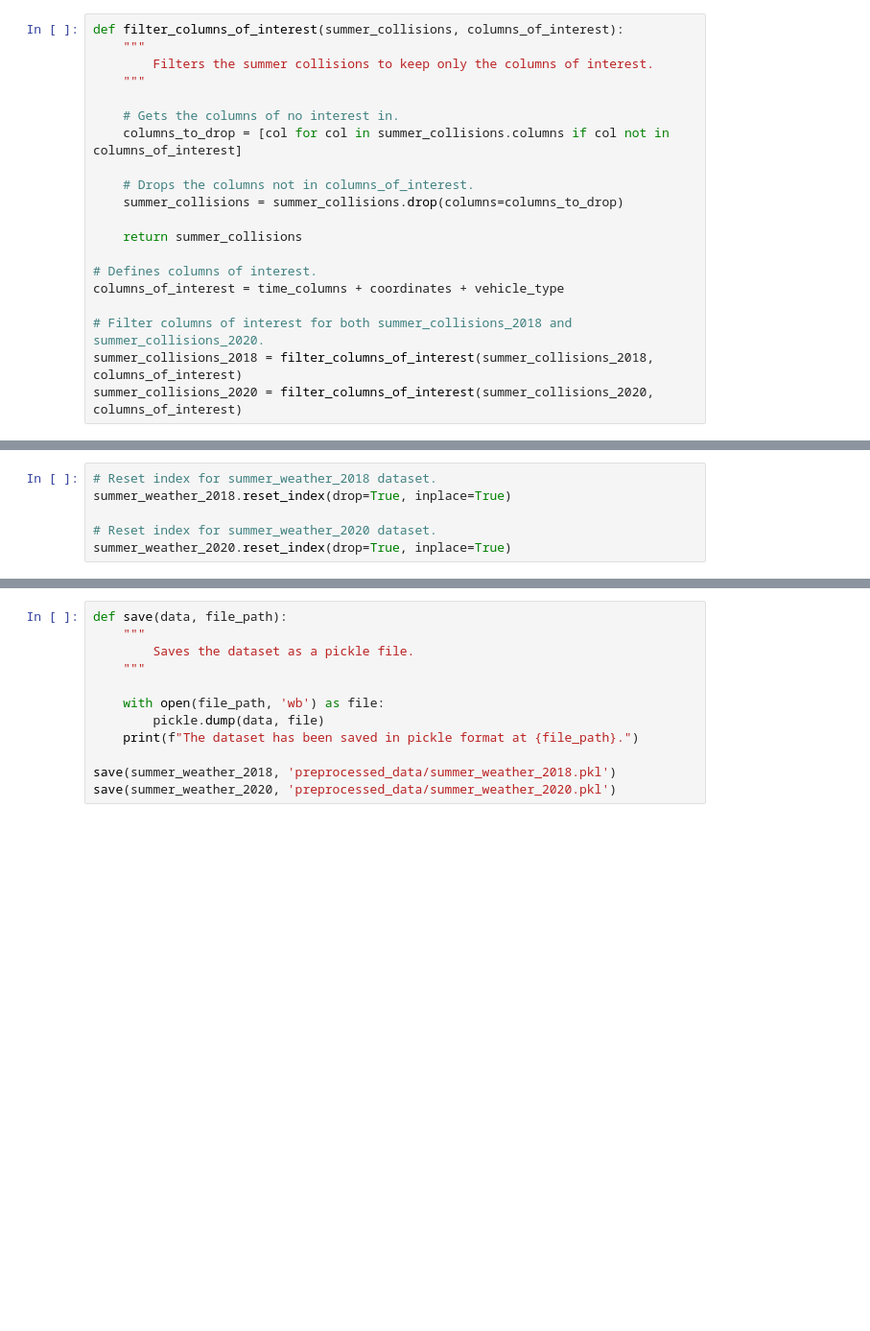
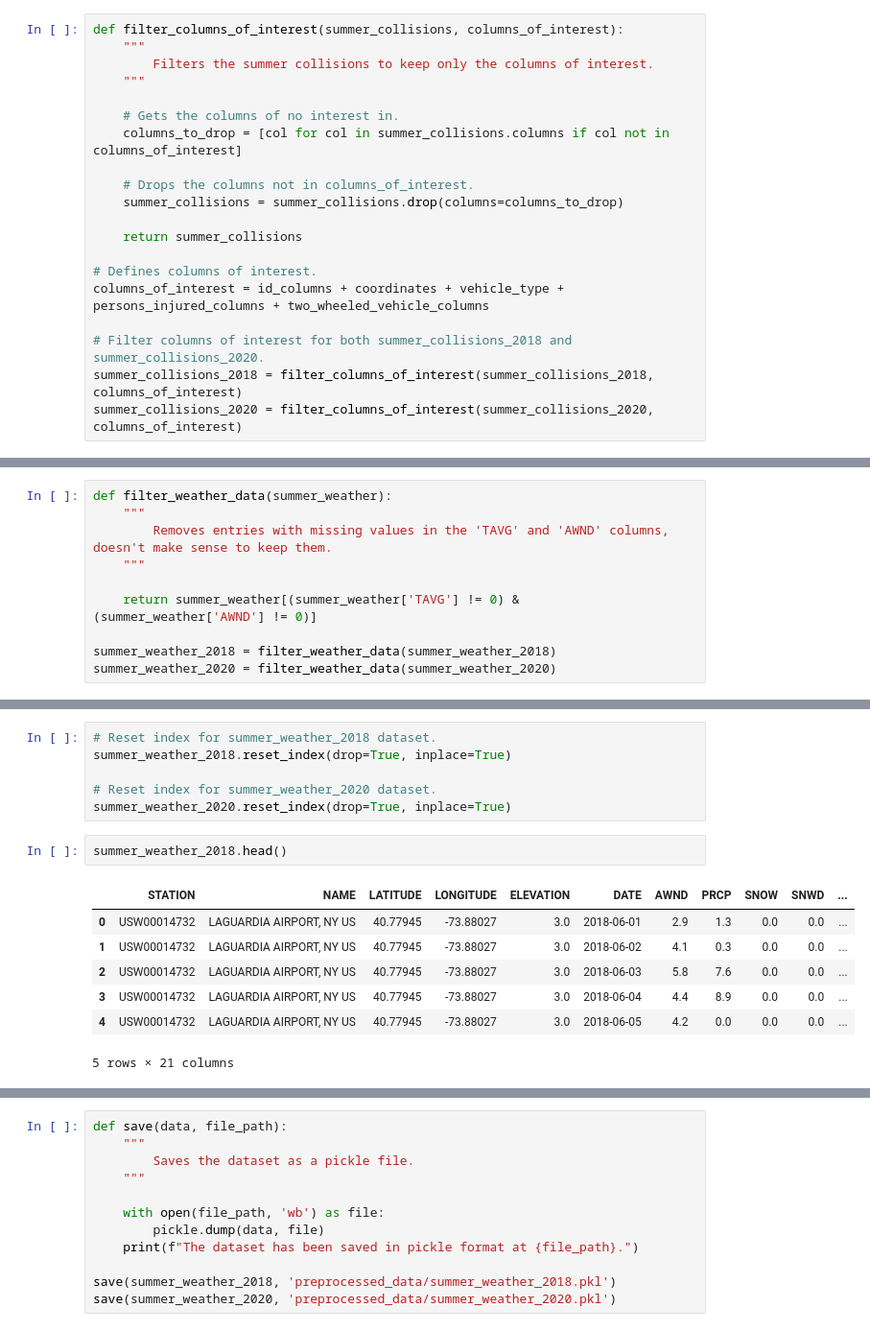
Before and after one commit to lluc-palou/vi, a Jupyter notebook: Project I/preprocessing.ipynb, the cells around one changed output, grey strips where cells are left out. Shown at 96% size. Saved outputs shown, nothing was run; the diff lists cells and outputs as text; blank space fills up the shorter version.

```diff
--- a/Project I/preprocessing.ipynb
+++ b/Project I/preprocessing.ipynb
@@ -79,7 +110,7 @@ def filter_columns_of_interest(summer_collisions, columns_of_interest):
     return summer_collisions
 
 # Defines columns of interest.
-columns_of_interest = time_columns + coordinates + vehicle_type
+columns_of_interest = id_columns + coordinates + vehicle_type + persons_injured_columns + two_wheeled_vehicle_columns
 
 # Filter columns of interest for both summer_collisions_2018 and summer_collisions_2020.
 summer_collisions_2018 = filter_columns_of_interest(summer_collisions_2018, columns_of_interest)
@@ -282,6 +387,16 @@ def replace_nan_with_zero(summer_weather):
 
 summer_weather_2018 = replace_nan_with_zero(summer_weather_2018)
 summer_weather_2020 = replace_nan_with_zero(summer_weather_2020)
+# %%
+def filter_weather_data(summer_weather):
+    """
+        Removes entries with missing values in the 'TAVG' and 'AWND' columns, doesn't make sense to keep them.
+    """
+
+    return summer_weather[(summer_weather['TAVG'] != 0) & (summer_weather['AWND'] != 0)]
+
+summer_weather_2018 = filter_weather_data(summer_weather_2018)
+summer_weather_2020 = filter_weather_data(summer_weather_2020)
 # %%
 def encode_weather_conditions(summer_weather):
     # Creates new columns to define labels for weather conditions
@@ -300,3 +415,13 @@ summer_weather_2018.reset_index(drop=True, inplace=True)
 
 # Reset index for summer_weather_2020 dataset.
 summer_weather_2020.reset_index(drop=True, inplace=True)
+# %%
+summer_weather_2018.head()
+# %% [output]
+|  | STATION | NAME | LATITUDE | LONGITUDE | ELEVATION | DATE | AWND | PRCP | SNOW | SNWD | ... |
+| 0 | USW00014732 | LAGUARDIA AIRPORT, NY US | 40.77945 | -73.88027 | 3.0 | 2018-06-01 | 2.9 | 1.3 | 0.0 | 0.0 | ... |
+| 1 | USW00014732 | LAGUARDIA AIRPORT, NY US | 40.77945 | -73.88027 | 3.0 | 2018-06-02 | 4.1 | 0.3 | 0.0 | 0.0 | ... |
+| 2 | USW00014732 | LAGUARDIA AIRPORT, NY US | 40.77945 | -73.88027 | 3.0 | 2018-06-03 | 5.8 | 7.6 | 0.0 | 0.0 | ... |
+| 3 | USW00014732 | LAGUARDIA AIRPORT, NY US | 40.77945 | -73.88027 | 3.0 | 2018-06-04 | 4.4 | 8.9 | 0.0 | 0.0 | ... |
+| 4 | USW00014732 | LAGUARDIA AIRPORT, NY US | 40.77945 | -73.88027 | 3.0 | 2018-06-05 | 4.2 | 0.0 | 0.0 | 0.0 | ... |
+5 rows × 21 columns
```
Also changed, not shown: parts of 14 cells of this notebook.
